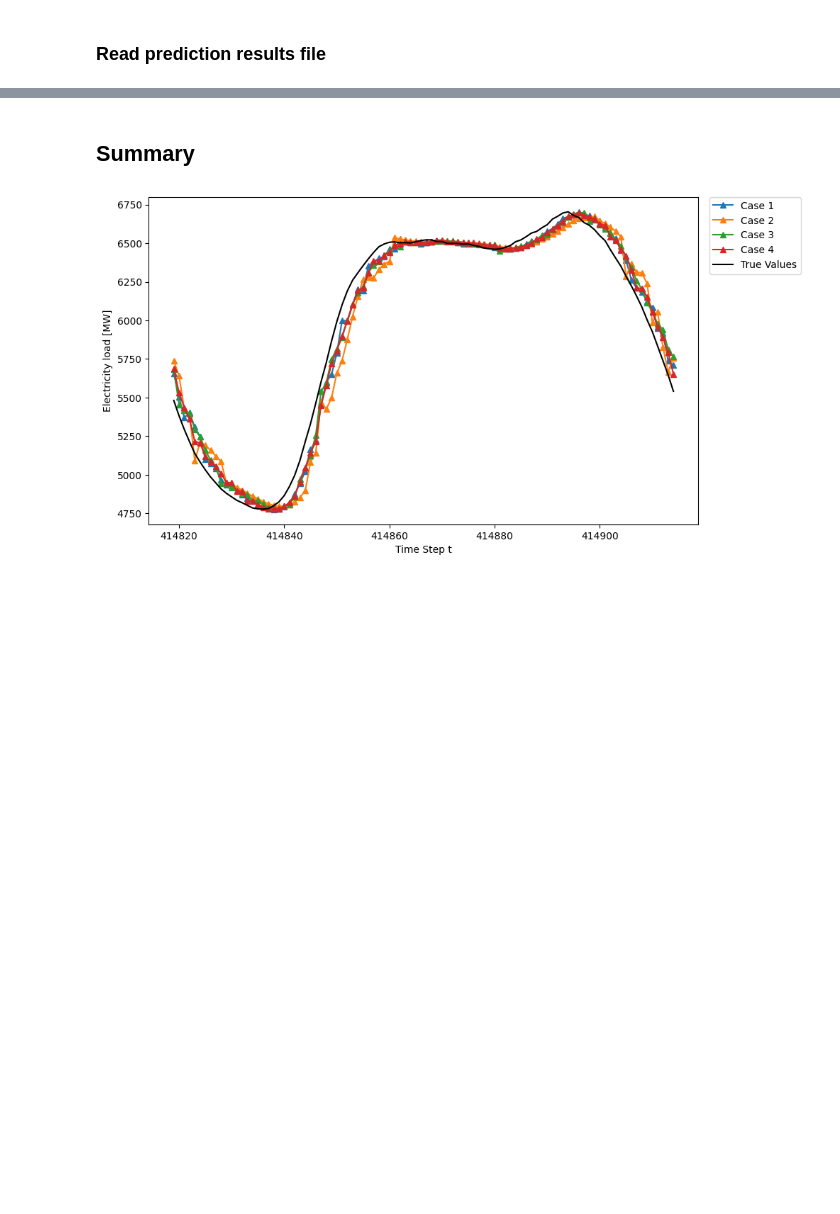
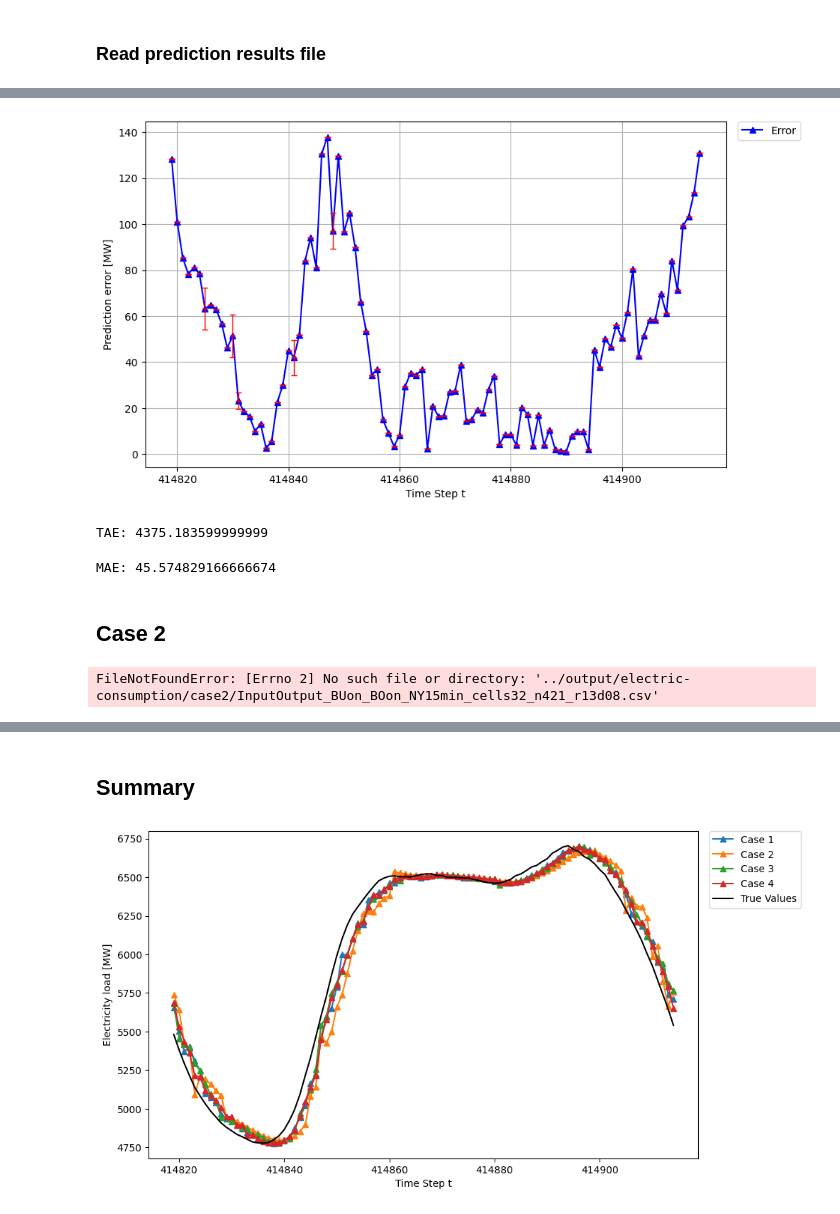
Before and after one commit to tyokyo320/time-series, a Jupyter notebook: utils/predict.ipynb, the cells around one changed output, grey strips where cells are left out. Saved outputs shown, nothing was run; the diff lists cells and outputs as text; code cells hidden in the pictures; blank space fills up the shorter version.

```diff
--- a/utils/predict.ipynb
+++ b/utils/predict.ipynb
@@ -137,6 +142,7 @@ def plot_prediction_absolute_error_by_mean_std(error_abs_value: any, sampling_in
 
     plt.xlabel('Time Step t')
     plt.ylabel('Prediction error [MW]')
+    plt.grid(True)
     plt.legend(bbox_to_anchor=(1.02, 1.00), loc='upper left', borderaxespad=0, fontsize=10)
     plt.show()
 # %%
@@ -724,0 +402,21 @@ MAE: 78.80276326250001
+# %%
+plot_prediction_absolute_error_by_mean_std(case1_error_abs_value, sampling_interval=config.sampling_interval)
+# %% [output]
+[figure, added]
+# %%
+tae = calculate_total_absolute_error(case1_error_abs_value)
+print("TAE:", tae)
+# %% [output]
+TAE: 4375.183599999999
+# %%
+mae = calculate_mean_absolute_error(case1_error_abs_value)
+print("MAE:", mae)
+# %% [output]
+MAE: 45.574829166666674
+# %% [markdown]
+## Case 2
+# %%
+case2_df = load_csv_data(config.case2_predict_results_path)
+case2_df.head()
+# %% [output]
+FileNotFoundError: [Errno 2] No such file or directory: '../output/electric-consumption/case2/InputOutput_BUon_BOon_NY15min_cells32_n421_r13d08.csv'
```
Also changed, not shown: parts of 112 cells of this notebook, 10 other files.
